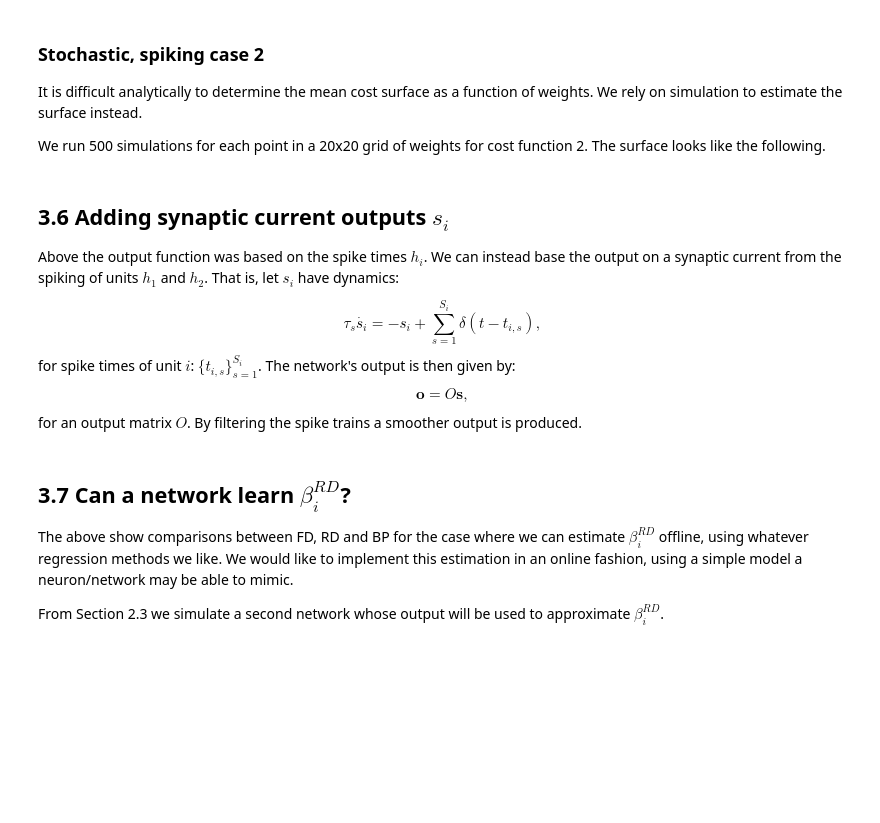
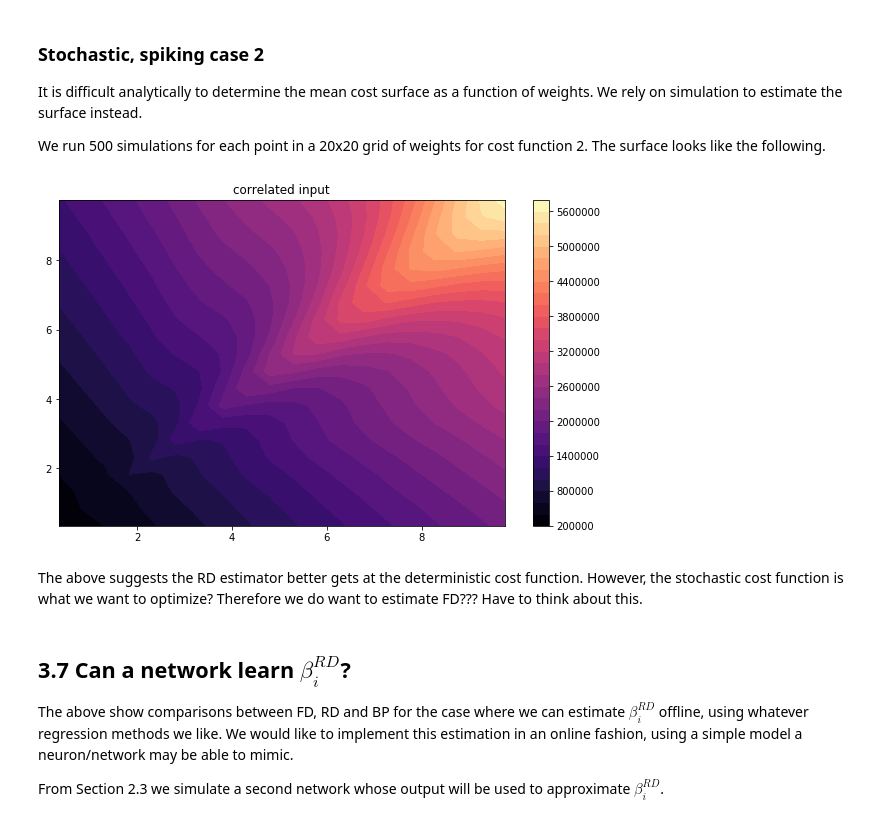
Before and after one commit to benlansdell/rdd, a Jupyter notebook: rdd.ipynb, the cells around one changed output. Saved outputs shown, nothing was run; the diff lists cells and outputs as text; code cells hidden in the pictures; blank space fills up the shorter version.

```diff
--- a/rdd.ipynb
+++ b/rdd.ipynb
@@ -628,10 +628,10 @@ ax2.set_xlabel('RD window $p$');
 Here the solid red curves are $\beta_i^{BP}$. The blue/orange curve shows the $\beta_i^{RD}$ estimator for unit 1 and 2, respectively, as a function of RD window size $p$. The dashed curves are the estimates plus/minus the SE. The solid black curve represents the $\beta_i^{FD}$ estimates. As $p\to 1$ the RD method converges to the FD method. For smaller values, the estimates are closer to BP.
 # %%
 #Simulate for a range of $W$ values.
-#N = 10
-#nsims = 5
+N = 10
+nsims = 500
 
-#wvals = np.linspace(1, 10, N)
+wvals = np.linspace(1, 10, N)
 #beta_rd_w = np.zeros((N, N, nsims, params.n))
 #beta_fd_w = np.zeros((N, N, nsims, params.n))
 #beta_bp_w = np.zeros((N, N, nsims, params.n))
@@ -652,14 +652,14 @@ Here the solid red curves are $\beta_i^{BP}$. The blue/orange curve shows the $\
 outfile = './sweeps/param_w_N_%d_nsims_%d_default.npz'%(N, nsims)
 sweep = np.load(outfile)
 
-m_beta_rd_w = np.mean(beta_rd_w, 2)
-se_beta_rd_w = np.std(beta_rd_w, 2)
+m_beta_rd_w = np.mean(sweep['beta_rd_w'], 2)
+se_beta_rd_w = np.std(sweep['beta_rd_w'], 2)
 
-m_beta_fd_w = np.mean(beta_fd_w, 2)
-se_beta_fd_w = np.std(beta_fd_w, 2)
+m_beta_fd_w = np.mean(sweep['beta_fd_w'], 2)
+se_beta_fd_w = np.std(sweep['beta_rd_w'], 2)
 
-m_beta_bp_w = np.mean(beta_bp_w, 2)
-se_beta_bp_w = np.std(beta_bp_w, 2)
+m_beta_bp_w = np.mean(sweep['beta_bp_w'], 2)
+se_beta_bp_w = np.std(sweep['beta_bp_w'], 2)
 # %%
 nsims = 500
 outfile = './sweeps/param_w_N_%d_nsims_%d_default.npz'%(N, nsims)
@@ -943,16 +956,3 @@ fig.colorbar(a);
 It is difficult analytically to determine the mean cost surface as a function of weights. We rely on simulation to estimate the surface instead.
 
 We run 500 simulations for each point in a 20x20 grid of weights for cost function 2. The surface looks like the following.
-# %% [markdown]
-## 3.6 Adding synaptic current outputs $s_i$
-
-Above the output function was based on the spike times $h_i$. We can instead base the output on a synaptic current from the spiking of units $h_1$ and $h_2$. That is, let $s_i$ have dynamics:
-
-$$
-\tau_s \dot{s_i} = -s_i + \sum_{s=1}^{S_i}\delta(t-t_{i,s}),
-$$
-for spike times of unit $i$: $\{t_{i,s}\}_{s=1}^{S_i}$. The network's output is then given by:
-$$
-\mathbf{o} = O\mathbf{s},
-$$
-for an output matrix $O$. By filtering the spike trains a smoother output is produced.
@@ -959,3 +1000,24 @@ for an output matrix $O$. By filtering the spike trains a smoother output is pro
+# %%
+#Plot the cost gradients and cost contour map together
+fig, (ax1) = plt.subplots(1,1)
+a=ax1.contourf(costs2_cor, 30, cmap='magma', origin='lower', extent=[wmin, wmax, wmin, wmax])
+ax1.set_title('correlated input')
+
+fig.colorbar(a);
+N=10
+X, Y = np.meshgrid(np.linspace(1,10,N), np.linspace(1,10,N))
+Q = ax1.quiver(X, Y, m_beta_fd_w[:,:,0], m_beta_fd_w[:,:,1], color=(1, 0, 0))
+Q = ax1.quiver(X, Y, m_beta_rd_w[:,:,0], m_beta_rd_w[:,:,1])
+
+#fig, (ax2) = plt.subplots(1,1)
+#Q = ax2.quiver(X, Y, m_beta_rd_w[:,:,0], m_beta_rd_w[:,:,1])
+#ax2.set_title('independent input')
+#ax2.contourf(costs2_ind, 30, cmap='magma', origin='lower', extent=[wmin, wmax, wmin, wmax])
+#fig.colorbar(a);
+# %% [output]
+[figure, added]
+# %% [markdown]
+The above suggests the RD estimator better gets at the deterministic cost function. However, the stochastic cost function is what we want to optimize? Therefore we do want to estimate FD??? Have to think about this.
 # %% [markdown]
 ## 3.7 Can a network learn $\beta_i^{RD}$?
 
```
Also changed, not shown: parts of 5 cells of this notebook, 2 other files.
